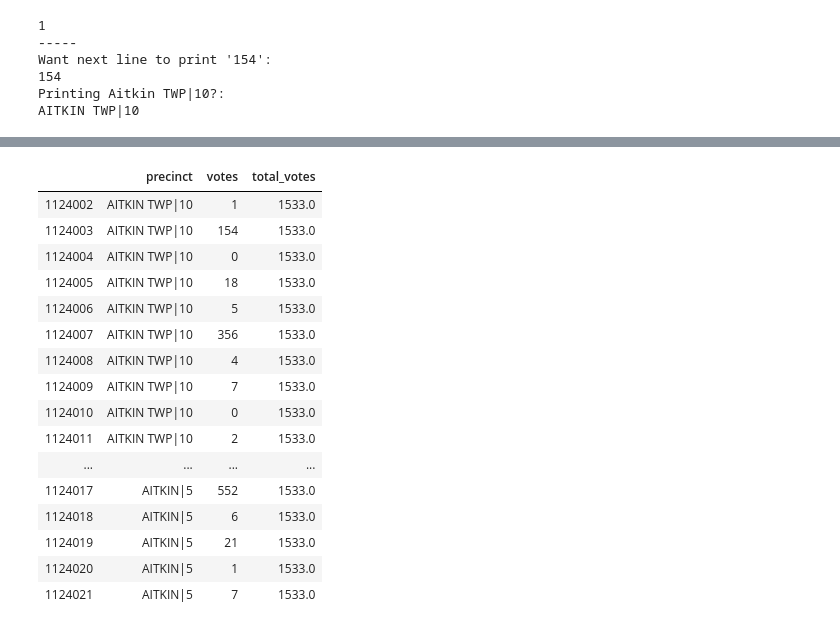
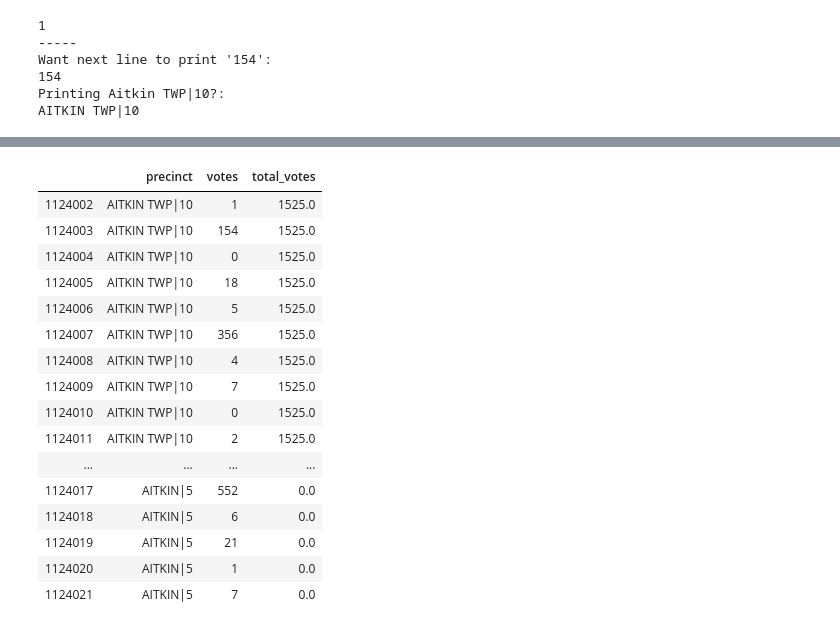
Before and after one commit to VallieTracy/Pres-Election-Partisan-Breakdown, a Jupyter notebook: precincts_main.ipynb, the cells around one changed output, grey strips where cells are left out. Saved outputs shown, nothing was run; the diff lists cells and outputs as text; code cells hidden in the pictures.

```diff
--- a/precincts_main.ipynb
+++ b/precincts_main.ipynb
@@ -211,0 +180,16 @@ New number: 7; New number total: 1533
+# %%
+total = []
+new_number_total = 0
+
+for i in range(1, len(test2_df)):
+    if test2_df.iloc[i, 0] == test2_df.iloc[i - 1, 0]:
+        new_number = test2_df.iloc[i-1, 1]
+        new_number_total = new_number_total + new_number
+        print(f"New number: {new_number}; New number total: {new_number_total}")
+        total.append(new_number)
+    else:
+        new_number = 1
+        new_number_total = new_number_total + new_number
+print(total)
+print(new_number_total)
+test2_df
@@ -212,25 +234,25 @@ New number: 7; New number total: 1533
 # %%
-for i in range(len(test2_df)):
+for i in range(10):
     test2_df.iloc[i, 2] = new_number_total
 test2_df
 # %% [output]
 |  | precinct | votes | total_votes |
-| 1124002 | AITKIN TWP|10 | 1 | 1533.0 |
-| 1124003 | AITKIN TWP|10 | 154 | 1533.0 |
-| 1124004 | AITKIN TWP|10 | 0 | 1533.0 |
-| 1124005 | AITKIN TWP|10 | 18 | 1533.0 |
-| 1124006 | AITKIN TWP|10 | 5 | 1533.0 |
-| 1124007 | AITKIN TWP|10 | 356 | 1533.0 |
-| 1124008 | AITKIN TWP|10 | 4 | 1533.0 |
-| 1124009 | AITKIN TWP|10 | 7 | 1533.0 |
-| 1124010 | AITKIN TWP|10 | 0 | 1533.0 |
-| 1124011 | AITKIN TWP|10 | 2 | 1533.0 |
+| 1124002 | AITKIN TWP|10 | 1 | 1525.0 |
+| 1124003 | AITKIN TWP|10 | 154 | 1525.0 |
+| 1124004 | AITKIN TWP|10 | 0 | 1525.0 |
+| 1124005 | AITKIN TWP|10 | 18 | 1525.0 |
+| 1124006 | AITKIN TWP|10 | 5 | 1525.0 |
+| 1124007 | AITKIN TWP|10 | 356 | 1525.0 |
+| 1124008 | AITKIN TWP|10 | 4 | 1525.0 |
+| 1124009 | AITKIN TWP|10 | 7 | 1525.0 |
+| 1124010 | AITKIN TWP|10 | 0 | 1525.0 |
+| 1124011 | AITKIN TWP|10 | 2 | 1525.0 |
 | ... | ... | ... | ... |
-| 1124017 | AITKIN|5 | 552 | 1533.0 |
-| 1124018 | AITKIN|5 | 6 | 1533.0 |
-| 1124019 | AITKIN|5 | 21 | 1533.0 |
-| 1124020 | AITKIN|5 | 1 | 1533.0 |
-| 1124021 | AITKIN|5 | 7 | 1533.0 |
+| 1124017 | AITKIN|5 | 552 | 0.0 |
+| 1124018 | AITKIN|5 | 6 | 0.0 |
+| 1124019 | AITKIN|5 | 21 | 0.0 |
+| 1124020 | AITKIN|5 | 1 | 0.0 |
+| 1124021 | AITKIN|5 | 7 | 0.0 |
 # %%
 # Need to add a column with total precinct votes
 # Will have one value for each precinct
```
Also changed, not shown: parts of 9 cells of this notebook.
